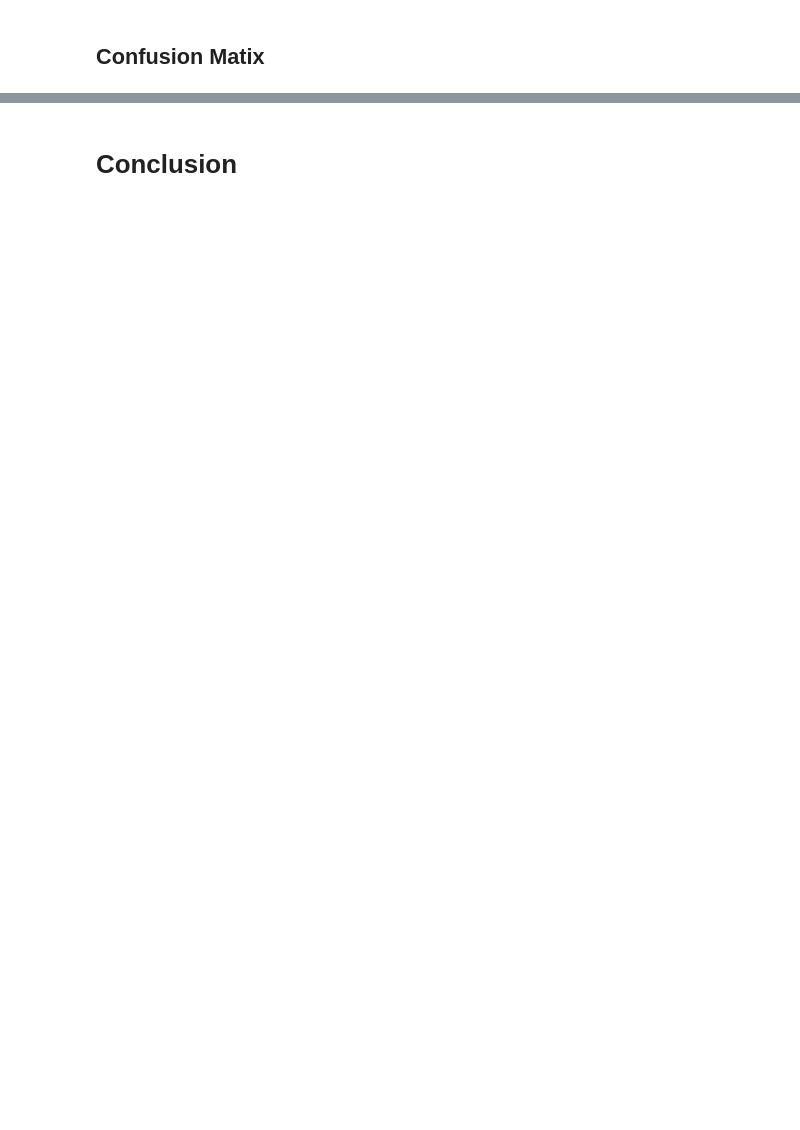
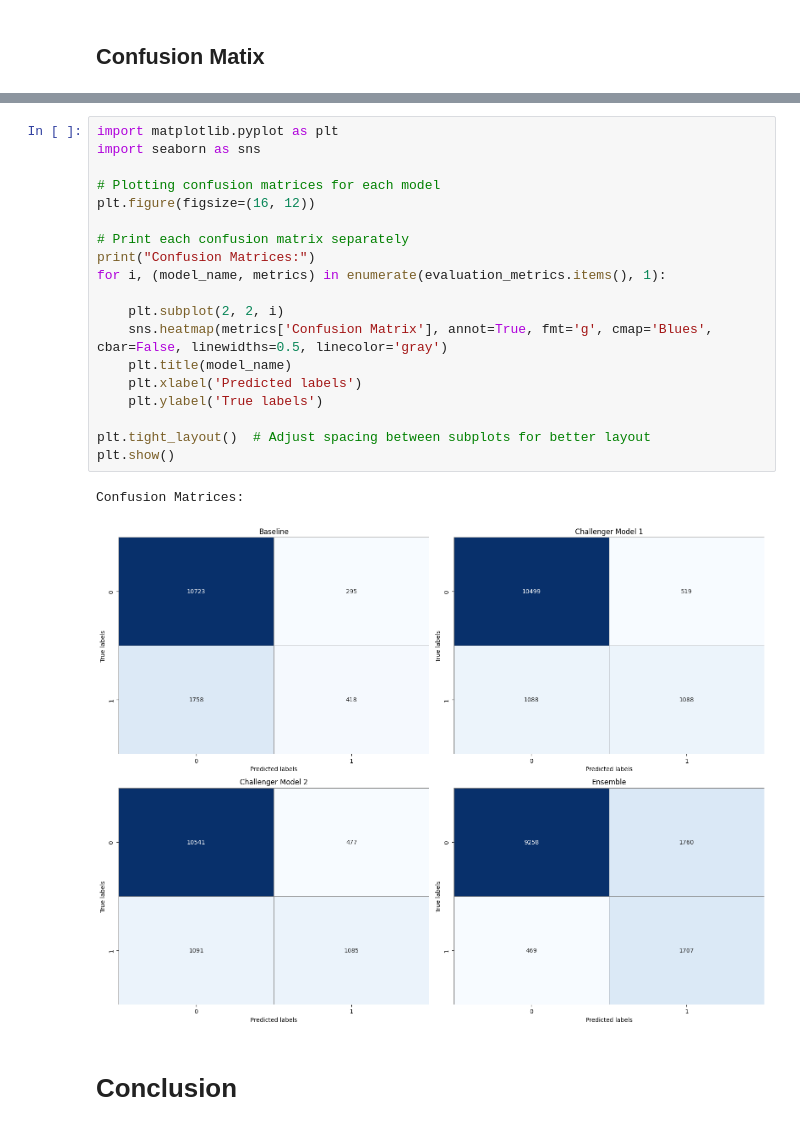
Before and after one commit to kclzl-nus/Detect-Fraudulent-Bank-Accounts, a Jupyter notebook: notebooks/main.ipynb, the cells around one changed output, grey strips where cells are left out. Cells and saved outputs as stored; diff of their text form; blank space fills up the shorter version.

```diff
--- a/notebooks/main.ipynb
+++ b/notebooks/main.ipynb
@@ -489,2 +630,24 @@ plt.show()
+# %%
+import matplotlib.pyplot as plt
+import seaborn as sns
+
+# Plotting confusion matrices for each model
+plt.figure(figsize=(16, 12))
+
+# Print each confusion matrix separately
+print("Confusion Matrices:")
+for i, (model_name, metrics) in enumerate(evaluation_metrics.items(), 1):
+
+    plt.subplot(2, 2, i)
+    sns.heatmap(metrics['Confusion Matrix'], annot=True, fmt='g', cmap='Blues', cbar=False, linewidths=0.5, linecolor='gray')
+    plt.title(model_name)
+    plt.xlabel('Predicted labels')
+    plt.ylabel('True labels')
+
+plt.tight_layout()  # Adjust spacing between subplots for better layout
+plt.show()
+# %% [output]
+Confusion Matrices:
+[figure, added]
 # %% [markdown]
 # Conclusion
```
Also changed, not shown: parts of 30 cells of this notebook, 1 other file.
